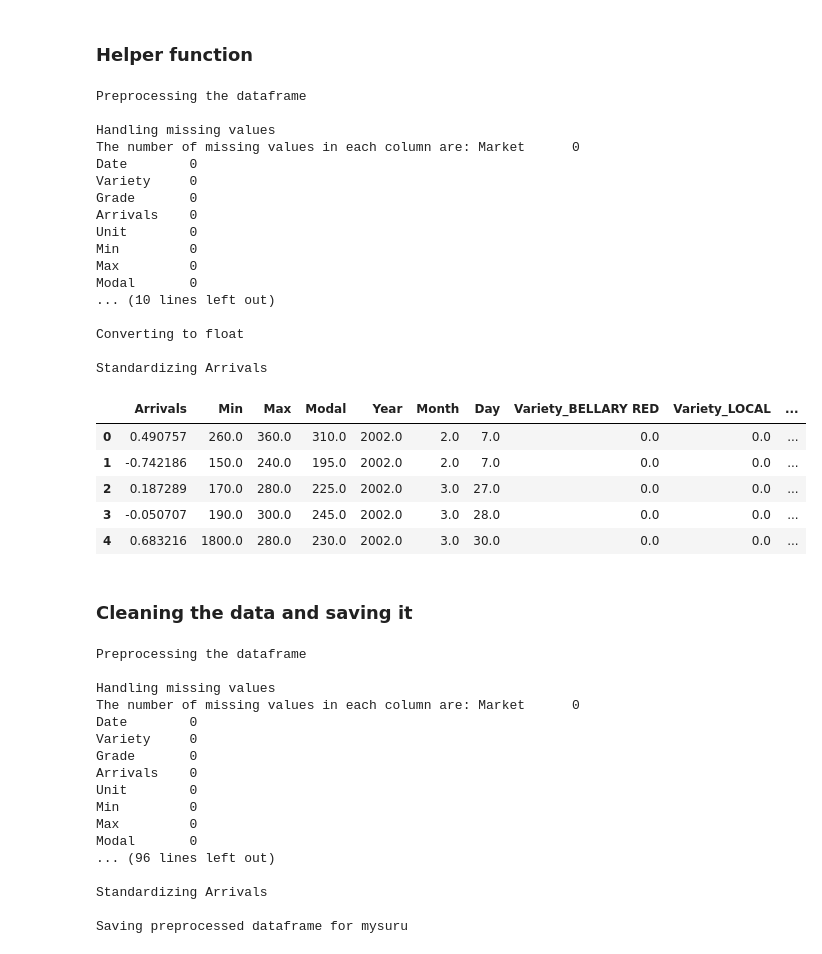
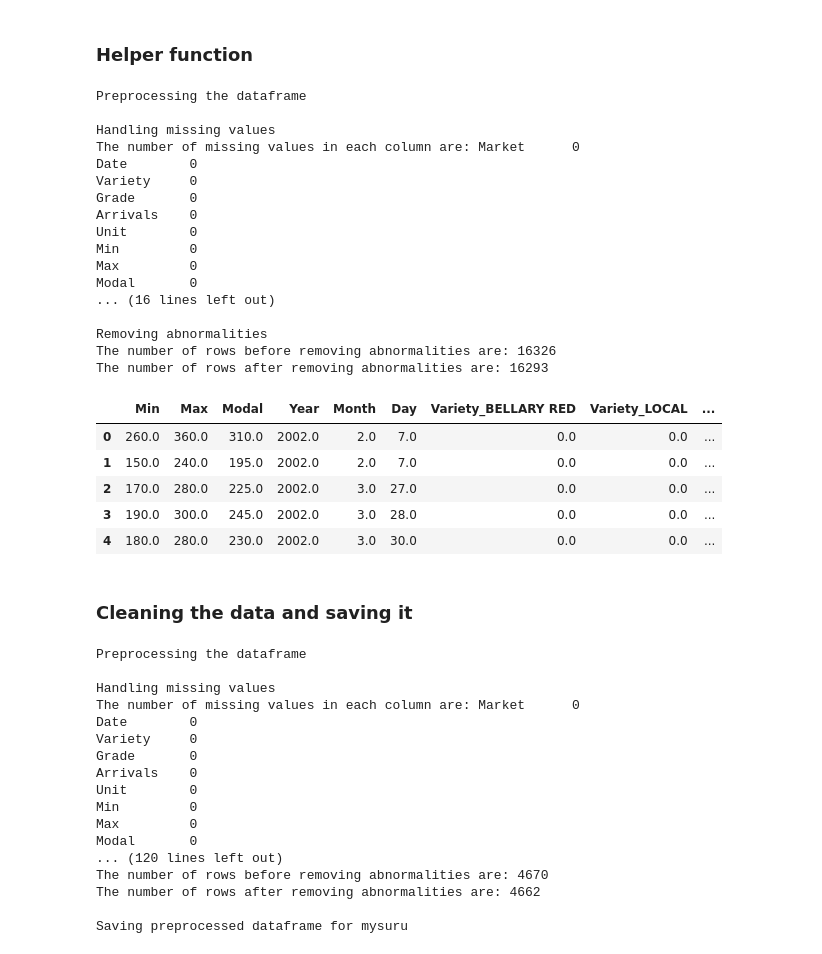
Before and after one commit to Tharun-v789/agripredict, a Jupyter notebook: Pre-processing.ipynb, the cells around one changed output. Drawn from its saved outputs; the diff is of its cells as text; code cells hidden in the pictures.

```diff
--- a/Pre-processing.ipynb
+++ b/Pre-processing.ipynb
@@ -133,6 +144,6 @@ We can observe that the Market, Unit and District columns are redundant. We can
 # %%
 def remove_redundant_columns(df):
-    red_cols = ["Market", "Unit", "District"]
+    red_cols = ["Market", "Unit", "District", "Arrivals"]
     df.drop(red_cols, axis=1, inplace=True)
 
 remove_redundant_columns(bengaluru_df)
@@ -165,0 +180,19 @@ memory usage: 995.8+ KB
+# %%
+# Using Z-score to remove outliers
+def find_zscore(values):
+    mean = np.mean(values)
+    std = np.std(values)
+    z_scores = pd.Series([(i-mean)/std for i in values])
+    return np.abs(z_scores)
+
+def remove_outliers(df):
+    outlier_cols = ['Min', 'Max', 'Modal']
+    for column in outlier_cols:
+        z_scores = find_zscore(df[column])
+        # Remove rows with z-score > 3
+        df = df.iloc[np.where(z_scores < 3)]
+    return df
+
+print("The number of rows before removing outliers are:", bengaluru_df.shape[0])
+bengaluru_df = remove_outliers(bengaluru_df)
+print("The number of rows after removing outliers are:", bengaluru_df.shape[0])
@@ -165,0 +204,10 @@ memory usage: 995.8+ KB
+# %%
+# Here abnormalities are mainly the data in which the logical expression min <= modal <= max is not satisfied.
+def remove_abnormalities(df):
+    df = df[df['Min'] <= df['Modal']]
+    df = df[df['Modal'] <= df['Max']]
+    return df
+
+print("The number of rows before removing abnormalities are:", bengaluru_df.shape[0])
+bengaluru_df = remove_abnormalities(bengaluru_df)
+print("The number of rows after removing abnormalities are:", bengaluru_df.shape[0])
@@ -229,45 +273,55 @@ def preprocess(df):
     print()
     print("Removing redundant columns")
     remove_redundant_columns(df)
     print()
     print("One hot encoding categorical columns")
     df = one_hot_encode(df)
     print()
     print("Converting to float")
     df = df.astype(float)
     print()
-    print("Standardizing Arrivals")
-    standardize_arrivals(df)
+    print("Removing outliers")
+    print("The number of rows before removing outliers are:", df.shape[0])
+    df = remove_outliers(df)
+    print("The number of rows after removing outliers are:", df.shape[0])
     print()
+    print("Removing abnormalities")
+    print("The number of rows before removing abnormalities are:", df.shape[0])
+    df = remove_abnormalities(df)
+    print("The number of rows after removing abnormalities are:", df.shape[0])
+    print()
+    # print("Standardizing Arrivals")
+    # standardize_arrivals(df)
+    # print()
     return df
 
 bengaluru_df = pd.read_csv('krama_report_bengaluru.csv')
 bengaluru_df = preprocess(bengaluru_df)
 bengaluru_df.head()
 # %% [output]
 Preprocessing the dataframe
 
 Handling missing values
 The number of missing values in each column are: Market      0
 Date        0
 Variety     0
 Grade       0
 Arrivals    0
 Unit        0
 Min         0
 Max         0
 Modal       0
-... (10 lines left out)
+... (16 lines left out)
 
-Converting to float
-
-Standardizing Arrivals
+Removing abnormalities
+The number of rows before removing abnormalities are: 16326
+The number of rows after removing abnormalities are: 16293
-|  | Arrivals | Min | Max | Modal | Year | Month | Day | Variety_BELLARY RED | Variety_LOCAL | ... |
-| 0 | 0.490757 | 260.0 | 360.0 | 310.0 | 2002.0 | 2.0 | 7.0 | 0.0 | 0.0 | ... |
-| 1 | -0.742186 | 150.0 | 240.0 | 195.0 | 2002.0 | 2.0 | 7.0 | 0.0 | 0.0 | ... |
-| 2 | 0.187289 | 170.0 | 280.0 | 225.0 | 2002.0 | 3.0 | 27.0 | 0.0 | 0.0 | ... |
-| 3 | -0.050707 | 190.0 | 300.0 | 245.0 | 2002.0 | 3.0 | 28.0 | 0.0 | 0.0 | ... |
-| 4 | 0.683216 | 1800.0 | 280.0 | 230.0 | 2002.0 | 3.0 | 30.0 | 0.0 | 0.0 | ... |
+|  | Min | Max | Modal | Year | Month | Day | Variety_BELLARY RED | Variety_LOCAL | ... |
+| 0 | 260.0 | 360.0 | 310.0 | 2002.0 | 2.0 | 7.0 | 0.0 | 0.0 | ... |
+| 1 | 150.0 | 240.0 | 195.0 | 2002.0 | 2.0 | 7.0 | 0.0 | 0.0 | ... |
+| 2 | 170.0 | 280.0 | 225.0 | 2002.0 | 3.0 | 27.0 | 0.0 | 0.0 | ... |
+| 3 | 190.0 | 300.0 | 245.0 | 2002.0 | 3.0 | 28.0 | 0.0 | 0.0 | ... |
+| 4 | 180.0 | 280.0 | 230.0 | 2002.0 | 3.0 | 30.0 | 0.0 | 0.0 | ... |
 # %% [markdown]
 ### Cleaning the data and saving it
 # %%
@@ -289,8 +343,8 @@ Unit        0
 Min         0
 Max         0
 Modal       0
-... (96 lines left out)
-
-Standardizing Arrivals
+... (120 lines left out)
+The number of rows before removing abnormalities are: 4670
+The number of rows after removing abnormalities are: 4662
 
 Saving preprocessed dataframe for mysuru
```
Also changed, not shown: parts of 17 cells of this notebook, 6 other files.
